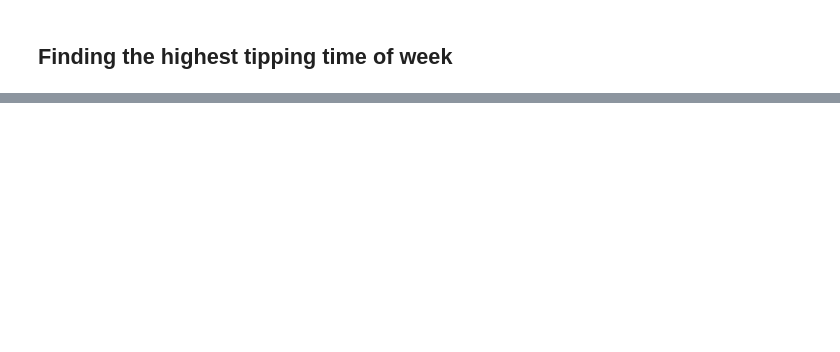
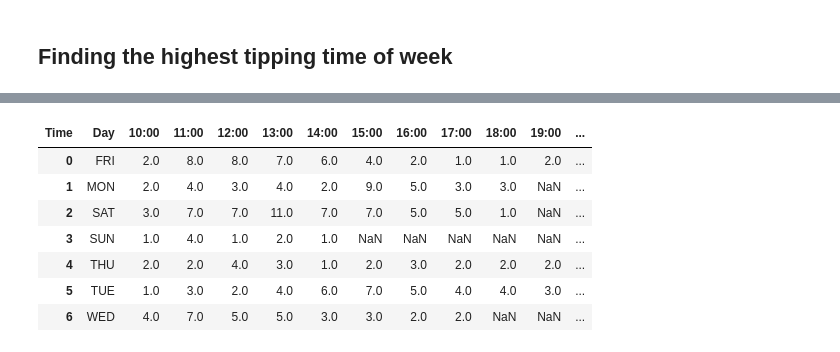
Before and after one commit to ingimar-eyfjord/Hair_tip_data_analysis, a Jupyter notebook: Hair_tip_data_analysis.ipynb, the cells around one changed output, grey strips where cells are left out. Cells and saved outputs as stored; diff of their text form; code cells hidden in the pictures; blank space fills up the shorter version.

```diff
--- a/Hair_tip_data_analysis.ipynb
+++ b/Hair_tip_data_analysis.ipynb
@@ -197,3 +204,15 @@ sns.heatmap(HeatplotDay, cmap="YlGnBu")
+# %%
+Regression = pd.pivot_table(HairCutBatch, values='Tip amount', index=['Day'], columns=['Time'], aggfunc=lambda x: sum(x.value_counts())).reset_index()
+Regression.head(100)
+# %% [output]
+| Time | Day | 10:00 | 11:00 | 12:00 | 13:00 | 14:00 | 15:00 | 16:00 | 17:00 | 18:00 | 19:00 | ... |
+| 0 | FRI | 2.0 | 8.0 | 8.0 | 7.0 | 6.0 | 4.0 | 2.0 | 1.0 | 1.0 | 2.0 | ... |
+| 1 | MON | 2.0 | 4.0 | 3.0 | 4.0 | 2.0 | 9.0 | 5.0 | 3.0 | 3.0 | NaN | ... |
+| 2 | SAT | 3.0 | 7.0 | 7.0 | 11.0 | 7.0 | 7.0 | 5.0 | 5.0 | 1.0 | NaN | ... |
+| 3 | SUN | 1.0 | 4.0 | 1.0 | 2.0 | 1.0 | NaN | NaN | NaN | NaN | NaN | ... |
+| 4 | THU | 2.0 | 2.0 | 4.0 | 3.0 | 1.0 | 2.0 | 3.0 | 2.0 | 2.0 | 2.0 | ... |
+| 5 | TUE | 1.0 | 3.0 | 2.0 | 4.0 | 6.0 | 7.0 | 5.0 | 4.0 | 4.0 | 3.0 | ... |
+| 6 | WED | 4.0 | 7.0 | 5.0 | 5.0 | 3.0 | 3.0 | 2.0 | 2.0 | NaN | NaN | ... |
 # %%
 #Create pivot table before making regression
 #Here I want to find regression of the number of times a tip is given between the day and time
```
Also changed, not shown: parts of 21 cells of this notebook.
